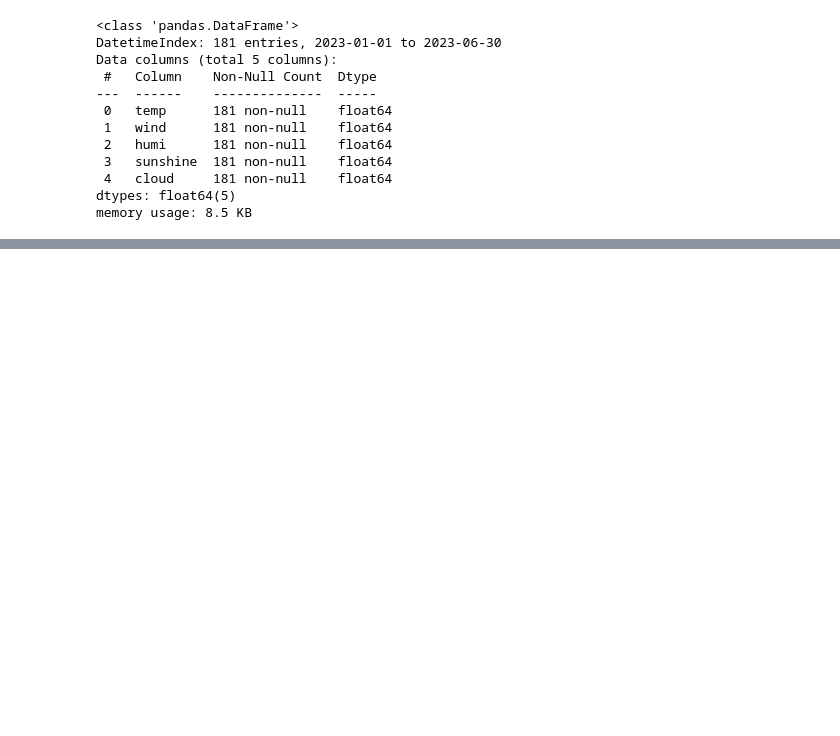
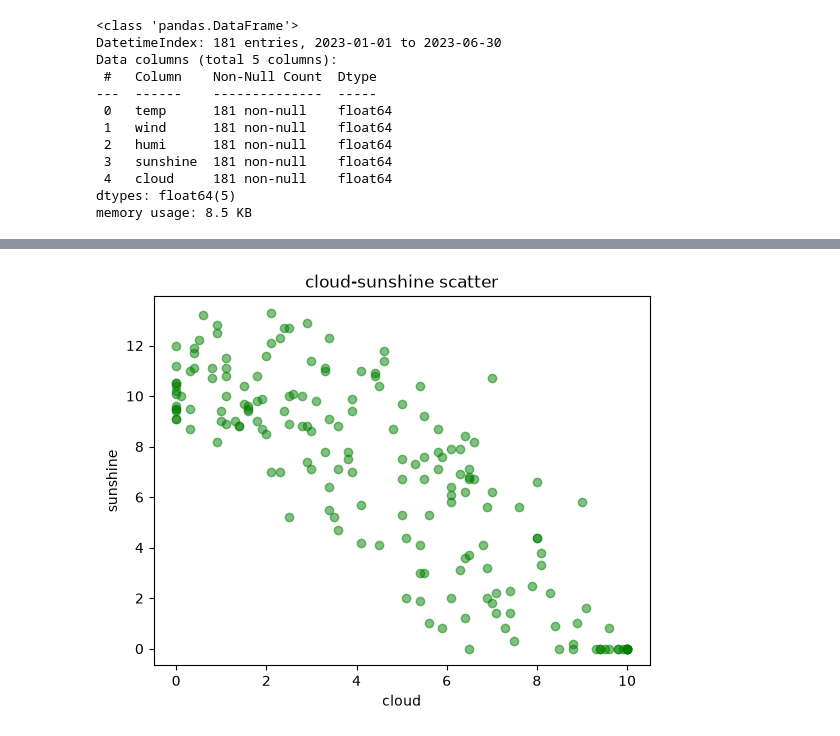
Before and after one commit to kanghyoje/--, a Jupyter notebook: 2023weather_1206.ipynb, the cells around one changed output, grey strips where cells are left out. Saved outputs shown, nothing was run; the diff lists cells and outputs as text; code cells hidden in the pictures; blank space fills up the shorter version.

```diff
--- a/2023weather_1206.ipynb
+++ b/2023weather_1206.ipynb
@@ -53,0 +88,13 @@ memory usage: 8.5 KB
+# %%
+plt.scatter(
+    weather['cloud'],
+    weather['sunshine'],
+    color='green',
+    alpha=0.5
+)
+plt.title('cloud-sunshine scatter')
+plt.xlabel('cloud')
+plt.ylabel('sunshine')
+plt.show()
+# %% [output]
+[figure, added]
```
Also changed, not shown: parts of 6 cells of this notebook.
